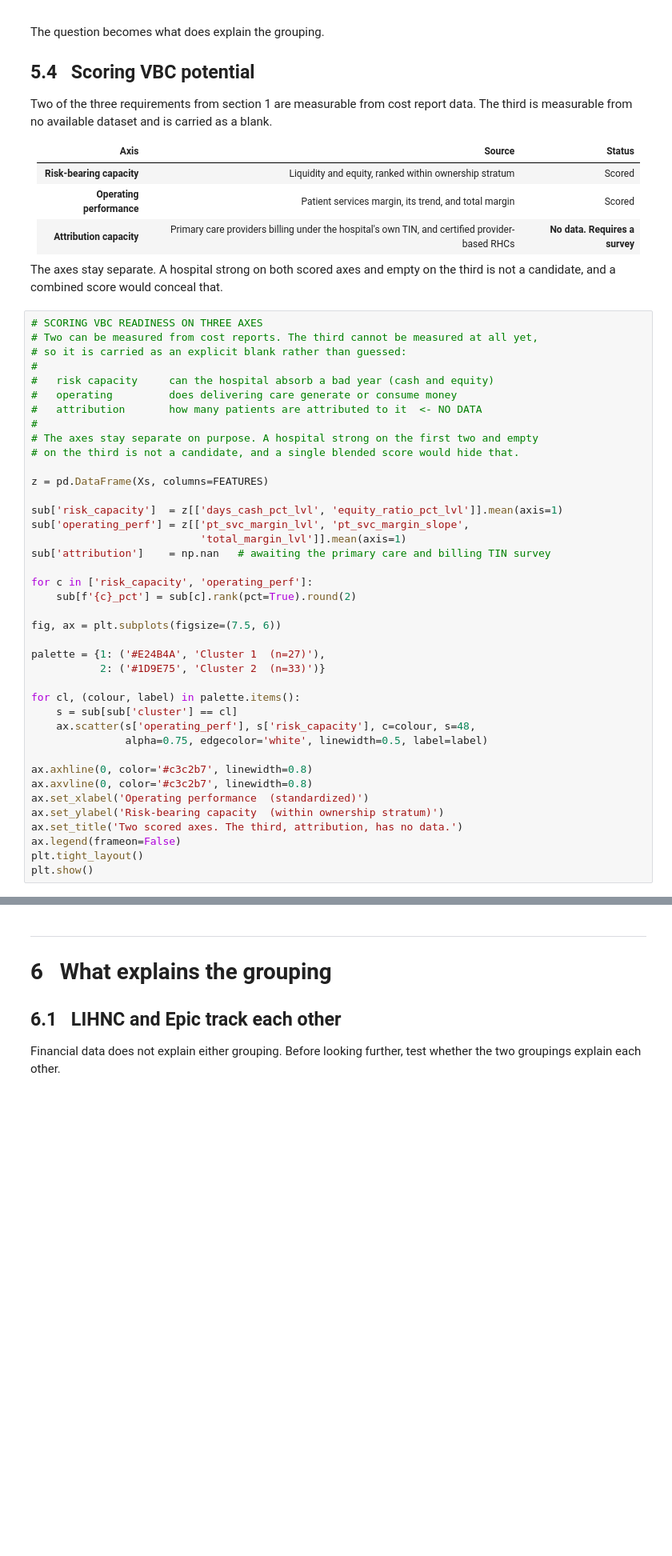
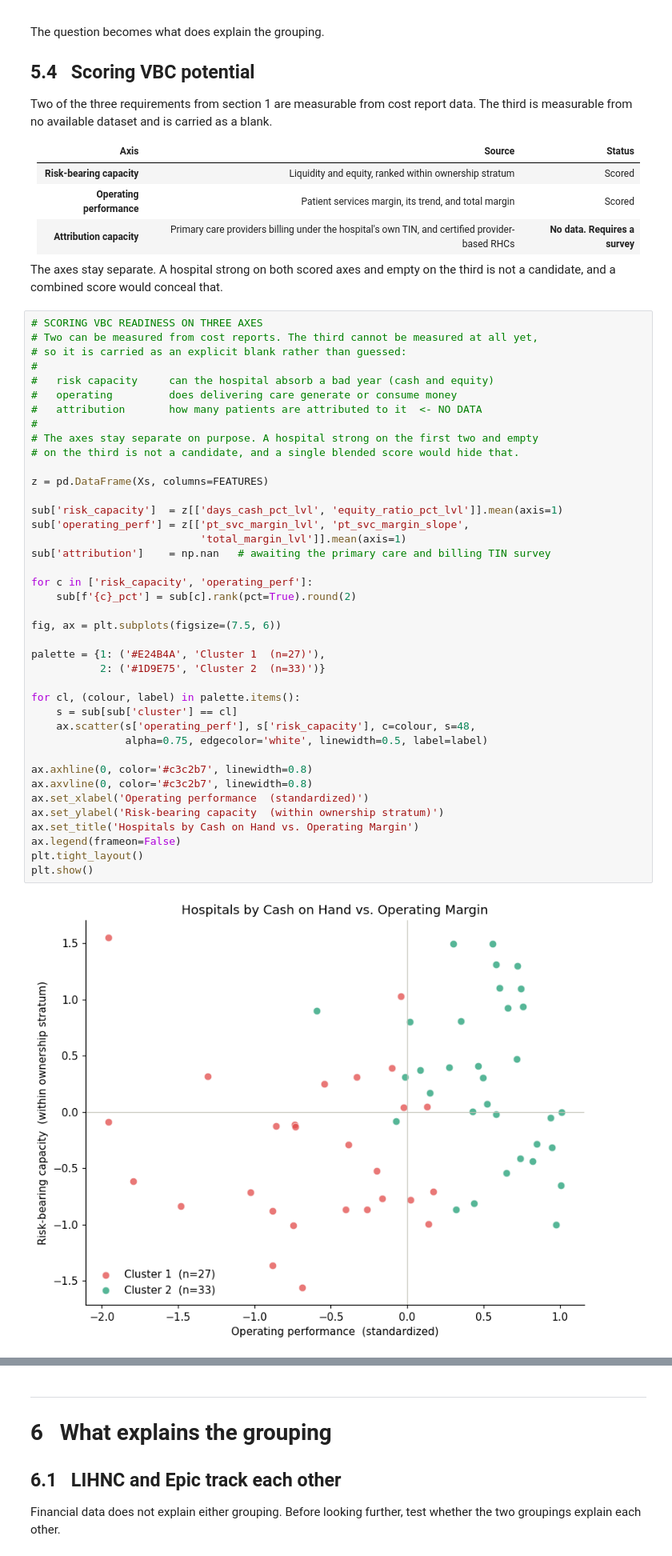
Before and after one commit to eliabrodsky/la_data, a Jupyter notebook: Hospital_Analysis_VBC_EB_Sept_2026_new4.ipynb, the cells around one changed output, grey strips where cells are left out. Shown at 80% size. Cells and saved outputs as stored; diff of their text form; blank space fills up the shorter version.

```diff
--- a/Hospital_Analysis_VBC_EB_Sept_2026_new4.ipynb
+++ b/Hospital_Analysis_VBC_EB_Sept_2026_new4.ipynb
@@ -807,34 +848,36 @@ not a candidate, and a combined score would conceal that.
 # The axes stay separate on purpose. A hospital strong on the first two and empty
 # on the third is not a candidate, and a single blended score would hide that.
 
 z = pd.DataFrame(Xs, columns=FEATURES)
 
 sub['risk_capacity']  = z[['days_cash_pct_lvl', 'equity_ratio_pct_lvl']].mean(axis=1)
 sub['operating_perf'] = z[['pt_svc_margin_lvl', 'pt_svc_margin_slope',
                            'total_margin_lvl']].mean(axis=1)
 sub['attribution']    = np.nan   # awaiting the primary care and billing TIN survey
 
 for c in ['risk_capacity', 'operating_perf']:
     sub[f'{c}_pct'] = sub[c].rank(pct=True).round(2)
 
 fig, ax = plt.subplots(figsize=(7.5, 6))
 
 palette = {1: ('#E24B4A', 'Cluster 1  (n=27)'),
            2: ('#1D9E75', 'Cluster 2  (n=33)')}
 
 for cl, (colour, label) in palette.items():
     s = sub[sub['cluster'] == cl]
     ax.scatter(s['operating_perf'], s['risk_capacity'], c=colour, s=48,
                alpha=0.75, edgecolor='white', linewidth=0.5, label=label)
 
 ax.axhline(0, color='#c3c2b7', linewidth=0.8)
 ax.axvline(0, color='#c3c2b7', linewidth=0.8)
 ax.set_xlabel('Operating performance  (standardized)')
 ax.set_ylabel('Risk-bearing capacity  (within ownership stratum)')
-ax.set_title('Two scored axes. The third, attribution, has no data.')
+ax.set_title('Hospitals by Cash on Hand vs. Operating Margin')
 ax.legend(frameon=False)
 plt.tight_layout()
 plt.show()
+# %% [output]
+[figure, added]
 # %%
 # EXPORT ONE ROW PER HOSPITAL
 # Percentile ranks rather than raw scores, so a hospital's position is reported
```
Also changed, not shown: parts of 26 cells of this notebook.
